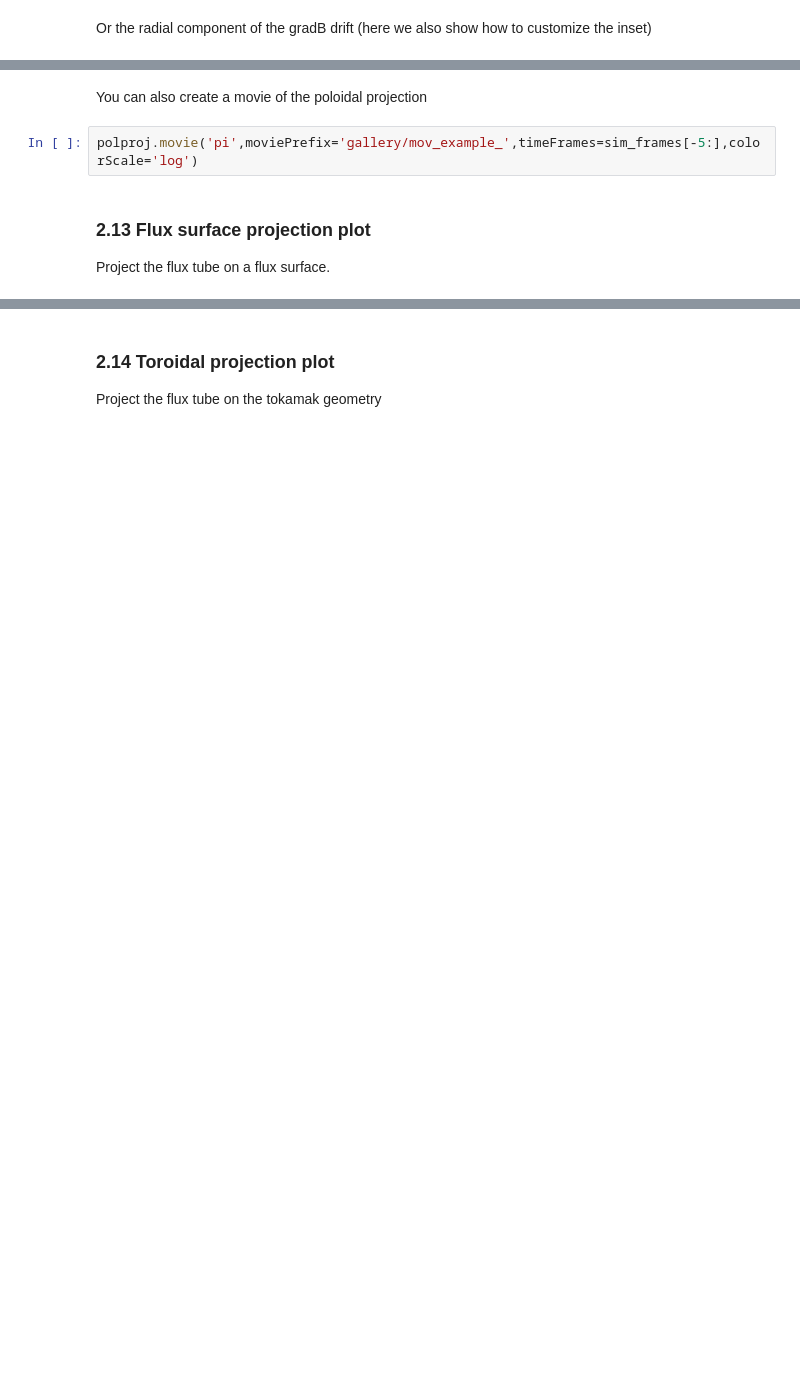
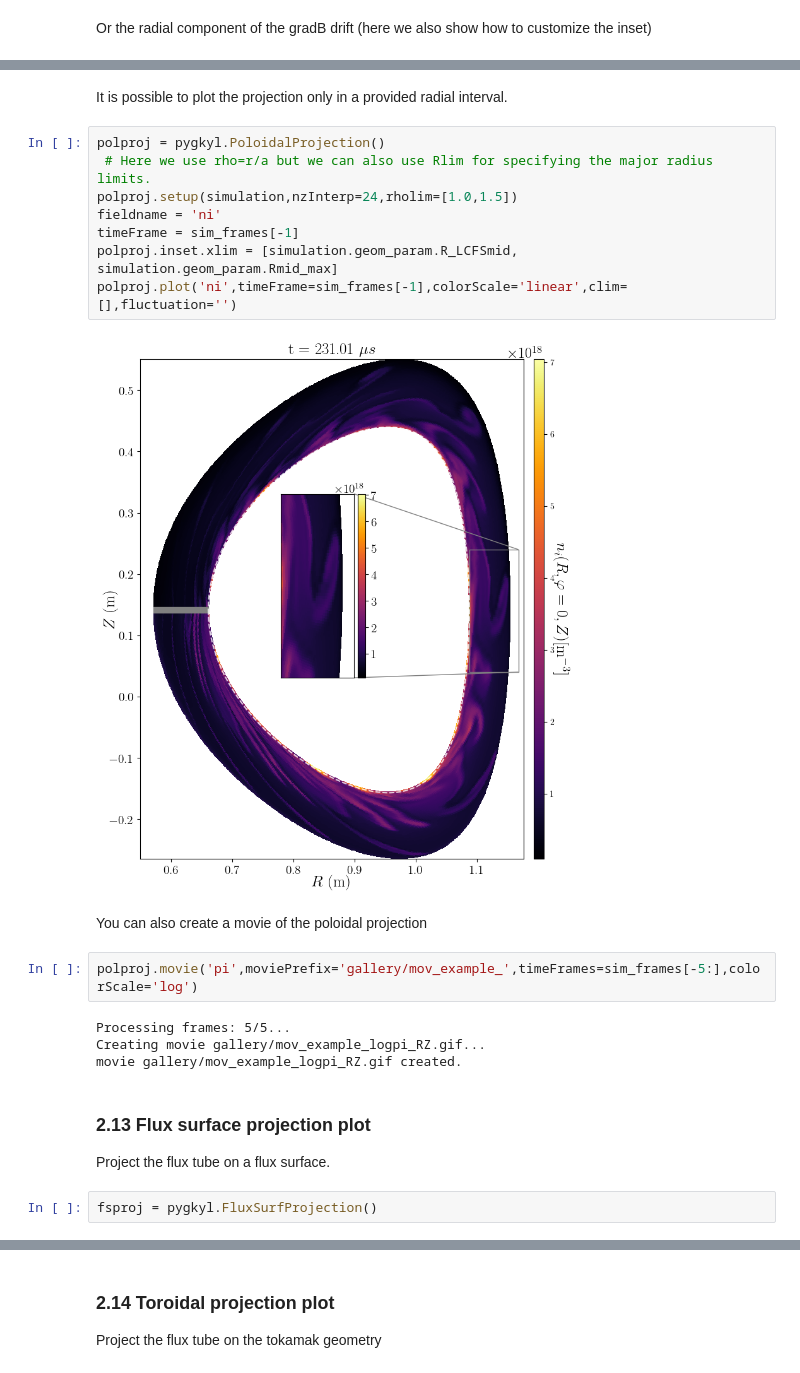
Before and after one commit to Antoinehoff/personal_gkyl_scripts, a Jupyter notebook: example.ipynb, the cells around one changed output, grey strips where cells are left out. Saved outputs shown, nothing was run; the diff lists cells and outputs as text; blank space fills up the shorter version.

```diff
--- a/example.ipynb
+++ b/example.ipynb
@@ -341,9 +421,27 @@ polproj.reset_inset() # reset the inset to the default values
+# %% [markdown]
+It is possible to plot the projection only in a provided radial interval.
+# %%
+polproj = pygkyl.PoloidalProjection()
+ # Here we use rho=r/a but we can also use Rlim for specifying the major radius limits.
+polproj.setup(simulation,nzInterp=24,rholim=[1.0,1.5])
+fieldname = 'ni'
+timeFrame = sim_frames[-1]
+polproj.inset.xlim = [simulation.geom_param.R_LCFSmid, simulation.geom_param.Rmid_max]
+polproj.plot('ni',timeFrame=sim_frames[-1],colorScale='linear',clim=[],fluctuation='')
+# %% [output]
+[figure, added]
 # %% [markdown]
 You can also create a movie of the poloidal projection
 # %%
 polproj.movie('pi',moviePrefix='gallery/mov_example_',timeFrames=sim_frames[-5:],colorScale='log')
+# %% [output]
+Processing frames: 5/5...
+Creating movie gallery/mov_example_logpi_RZ.gif...
+movie gallery/mov_example_logpi_RZ.gif created.
 # %% [markdown]
 ### 2.13 Flux surface projection plot <a id="fs_plot"></a>
 Project the flux tube on a flux surface.
+# %%
+fsproj = pygkyl.FluxSurfProjection()
 # %%
 fieldname = 'ni'
```
Also changed, not shown: parts of 26 cells of this notebook, 1 other file.
